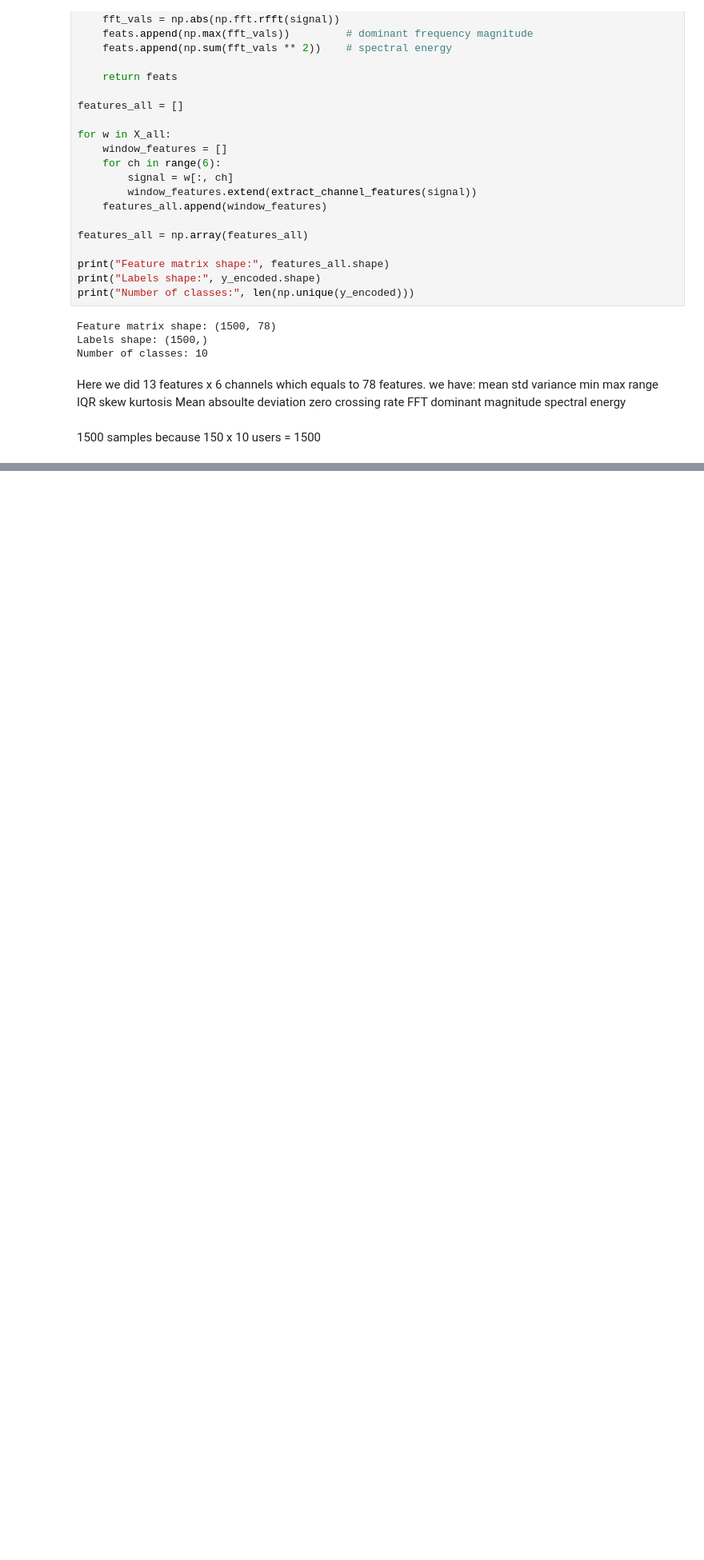
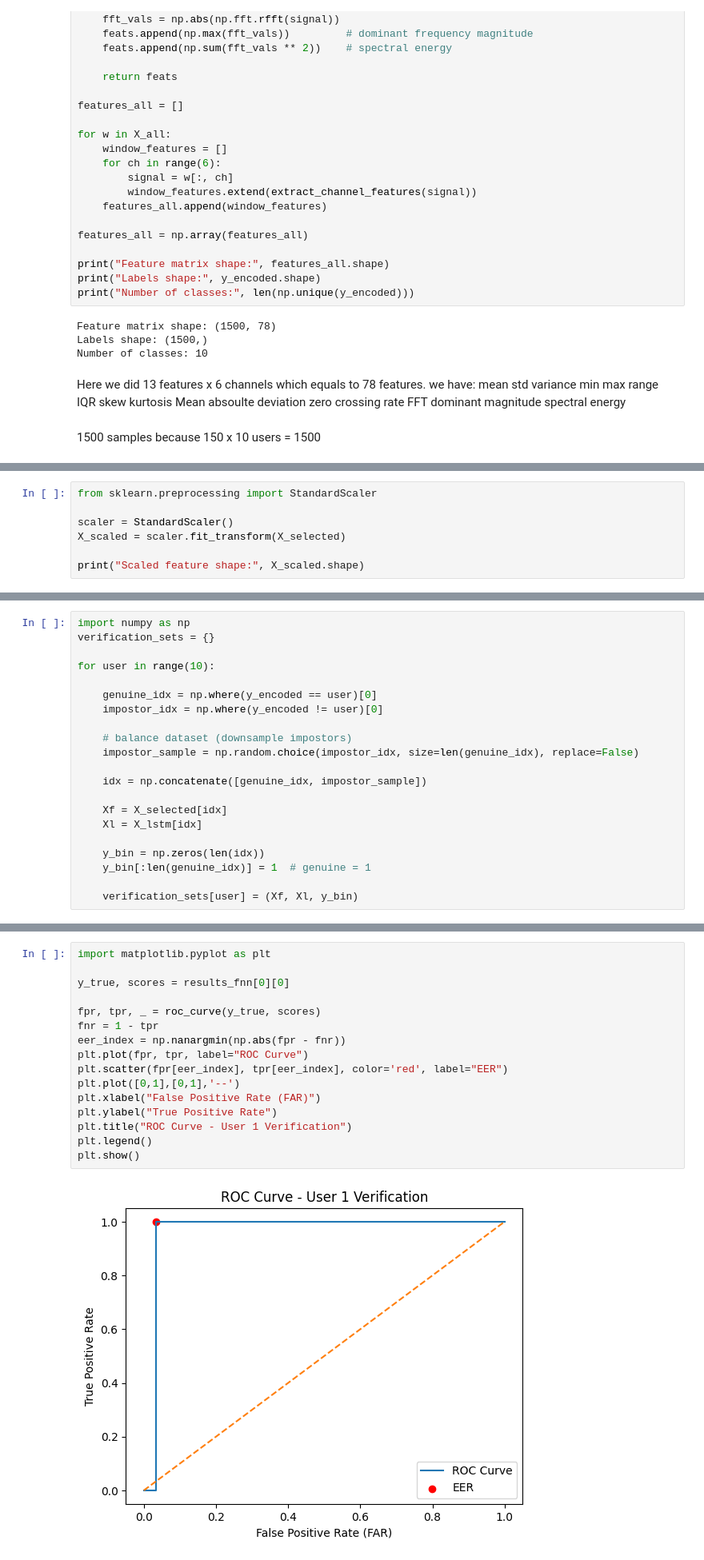
Before and after one commit to ayanamesu/Gait-Based-User-Identification-and-Verification, a Jupyter notebook: assignment1.ipynb, the cells around one changed output, grey strips where cells are left out. Shown at 80% size. Drawn from its saved outputs; the diff is of its cells as text; blank space fills up the shorter version.

```diff
--- a/assignment1.ipynb
+++ b/assignment1.ipynb
@@ -382,0 +407,7 @@ spectral energy
+# %%
+from sklearn.preprocessing import StandardScaler
+
+scaler = StandardScaler()
+X_scaled = scaler.fit_transform(X_selected)
+
+print("Scaled feature shape:", X_scaled.shape)
@@ -382,0 +671,21 @@ spectral energy
+# %%
+import numpy as np
+verification_sets = {}
+
+for user in range(10):
+
+    genuine_idx = np.where(y_encoded == user)[0]
+    impostor_idx = np.where(y_encoded != user)[0]
+
+    # balance dataset (downsample impostors)
+    impostor_sample = np.random.choice(impostor_idx, size=len(genuine_idx), replace=False)
+
+    idx = np.concatenate([genuine_idx, impostor_sample])
+
+    Xf = X_selected[idx]
+    Xl = X_lstm[idx]
+
+    y_bin = np.zeros(len(idx))
+    y_bin[:len(genuine_idx)] = 1  # genuine = 1
+
+    verification_sets[user] = (Xf, Xl, y_bin)
@@ -382,0 +832,18 @@ spectral energy
+# %%
+import matplotlib.pyplot as plt
+
+y_true, scores = results_fnn[0][0]
+
+fpr, tpr, _ = roc_curve(y_true, scores)
+fnr = 1 - tpr
+eer_index = np.nanargmin(np.abs(fpr - fnr))
+plt.plot(fpr, tpr, label="ROC Curve")
+plt.scatter(fpr[eer_index], tpr[eer_index], color='red', label="EER")
+plt.plot([0,1],[0,1],'--')
+plt.xlabel("False Positive Rate (FAR)")
+plt.ylabel("True Positive Rate")
+plt.title("ROC Curve - User 1 Verification")
+plt.legend()
+plt.show()
+# %% [output]
+[figure, added]
```
Also changed, not shown: parts of 25 cells of this notebook, 1 other file.
